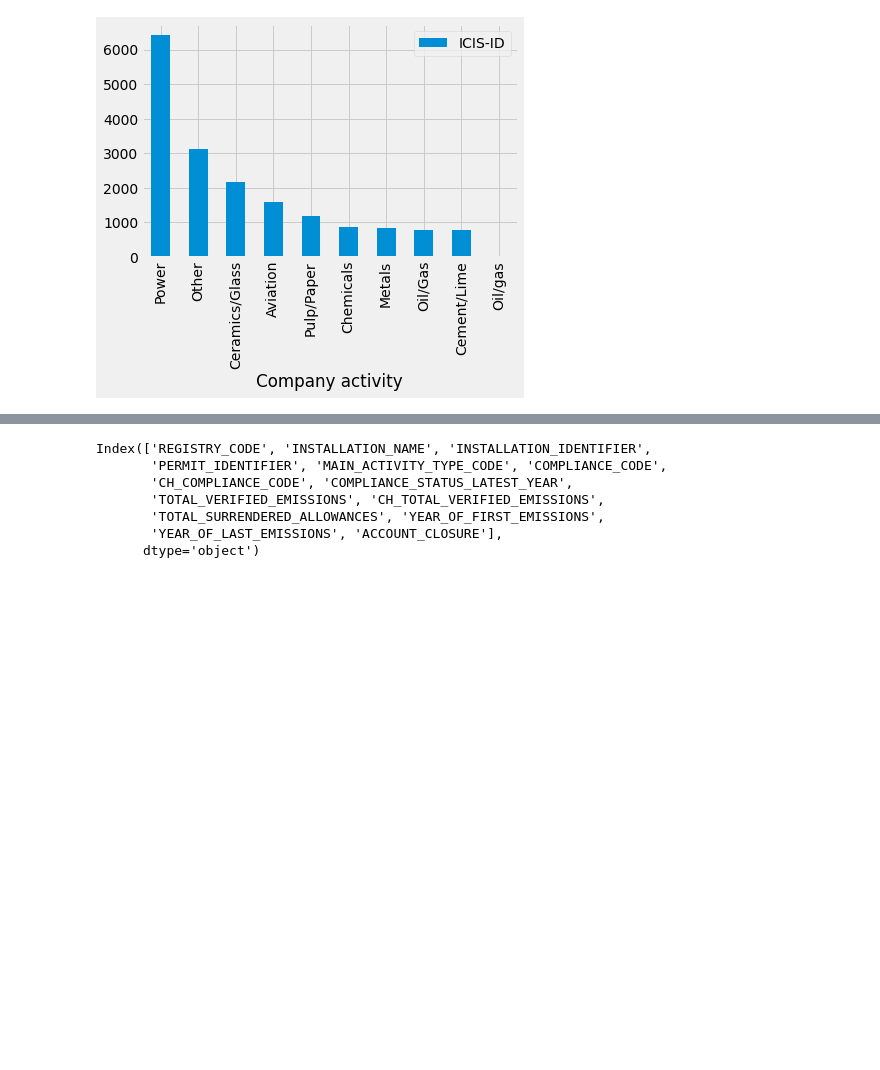
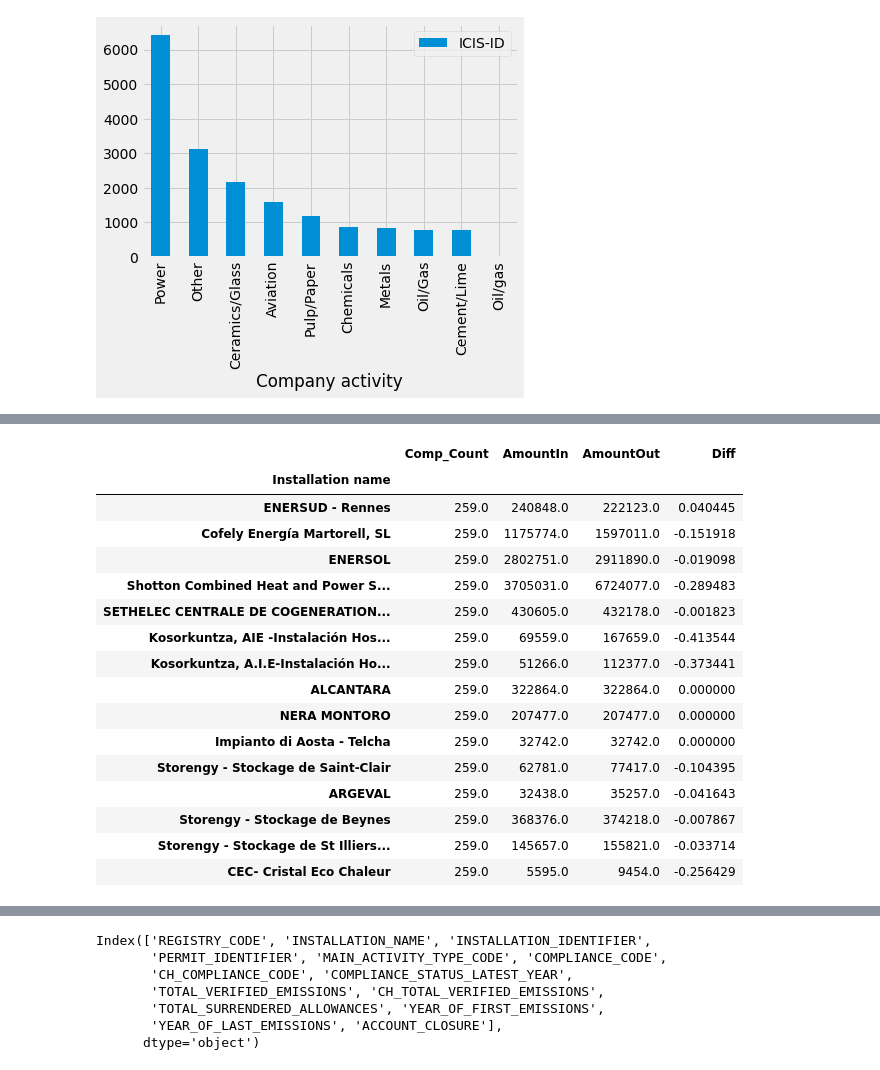
Before and after one commit to BenBowring/EnergyData, a Jupyter notebook: DataInvestigation.ipynb, the cells around one changed output, grey strips where cells are left out. Saved outputs shown, nothing was run; the diff lists cells and outputs as text; code cells hidden in the pictures; blank space fills up the shorter version.

```diff
--- a/DataInvestigation.ipynb
+++ b/DataInvestigation.ipynb
@@ -109,0 +98,27 @@ mapped_df['PAID_IN'] = amount_in
+# %%
+count_df = mapped_df[['Installation name', 'Comp_Count']].copy()
+count_df.set_index('Installation name', inplace = True)
+
+count_df['AmountIn'] = amount_in
+count_df['AmountOut'] = amount_out
+count_df['Diff'] = (amount_in - amount_out) / (amount_in + amount_out)
+
+count_df.sort_values(by = 'Comp_Count', ascending = False).dropna().head(15)
+# %% [output]
+|  | Comp_Count | AmountIn | AmountOut | Diff |
+| Installation name |  |  |  |  |
+| ENERSUD - Rennes | 259.0 | 240848.0 | 222123.0 | 0.040445 |
+| Cofely Energía Martorell, SL | 259.0 | 1175774.0 | 1597011.0 | -0.151918 |
+| ENERSOL | 259.0 | 2802751.0 | 2911890.0 | -0.019098 |
+| Shotton Combined Heat and Power S... | 259.0 | 3705031.0 | 6724077.0 | -0.289483 |
+| SETHELEC CENTRALE DE COGENERATION... | 259.0 | 430605.0 | 432178.0 | -0.001823 |
+| Kosorkuntza, AIE -Instalación Hos... | 259.0 | 69559.0 | 167659.0 | -0.413544 |
+| Kosorkuntza, A.I.E-Instalación Ho... | 259.0 | 51266.0 | 112377.0 | -0.373441 |
+| ALCANTARA | 259.0 | 322864.0 | 322864.0 | 0.000000 |
+| NERA MONTORO | 259.0 | 207477.0 | 207477.0 | 0.000000 |
+| Impianto di Aosta - Telcha | 259.0 | 32742.0 | 32742.0 | 0.000000 |
+| Storengy - Stockage de Saint-Clair | 259.0 | 62781.0 | 77417.0 | -0.104395 |
+| ARGEVAL | 259.0 | 32438.0 | 35257.0 | -0.041643 |
+| Storengy - Stockage de Beynes | 259.0 | 368376.0 | 374218.0 | -0.007867 |
+| Storengy - Stockage de St Illiers... | 259.0 | 145657.0 | 155821.0 | -0.033714 |
+| CEC- Cristal Eco Chaleur | 259.0 | 5595.0 | 9454.0 | -0.256429 |
```
Also changed, not shown: parts of 29 cells of this notebook.
